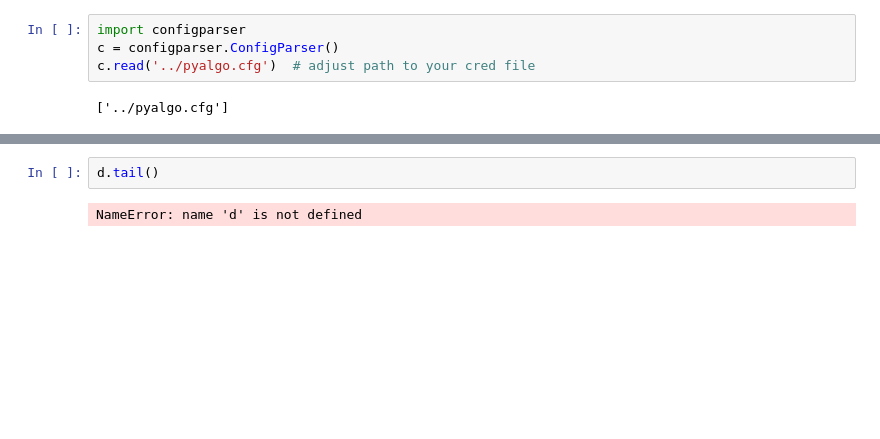
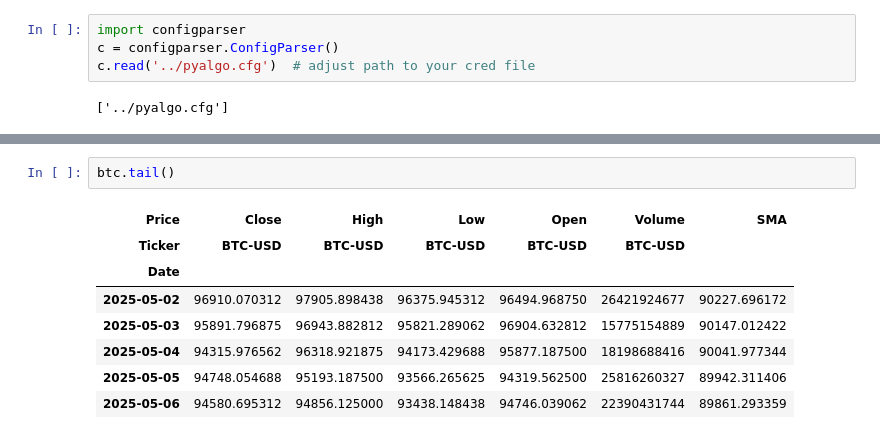
Before and after one commit to nicolassalok1/AlgoTrading, a Jupyter notebook: ch01/01_pyalgo.ipynb, the cells around one changed output, grey strips where cells are left out. Saved outputs shown, nothing was run; the diff lists cells and outputs as text; blank space fills up the shorter version.

```diff
--- a/ch01/01_pyalgo.ipynb
+++ b/ch01/01_pyalgo.ipynb
@@ -62,7 +86,14 @@ QuandlError: (Status 403) Something went wrong. Please try again. If you continu
 # %%
-d.tail()
+btc.tail()
 # %% [output]
-NameError: name 'd' is not defined
+| Price | Close | High | Low | Open | Volume | SMA |
+| Ticker | BTC-USD | BTC-USD | BTC-USD | BTC-USD | BTC-USD |  |
+| Date |  |  |  |  |  |  |
+| 2025-05-02 | 96910.070312 | 97905.898438 | 96375.945312 | 96494.968750 | 26421924677 | 90227.696172 |
+| 2025-05-03 | 95891.796875 | 96943.882812 | 95821.289062 | 96904.632812 | 15775154889 | 90147.012422 |
+| 2025-05-04 | 94315.976562 | 96318.921875 | 94173.429688 | 95877.187500 | 18198688416 | 90041.977344 |
+| 2025-05-05 | 94748.054688 | 95193.187500 | 93566.265625 | 94319.562500 | 25816260327 | 89942.311406 |
+| 2025-05-06 | 94580.695312 | 94856.125000 | 93438.148438 | 94746.039062 | 22390431744 | 89861.293359 |
 # %% [markdown]
 <img src="http://hilpisch.com/tpq_logo.png" alt="The Python Quants" width="35%" align="right" border="0"><br>
 
```
Also changed, not shown: parts of 4 cells of this notebook.
